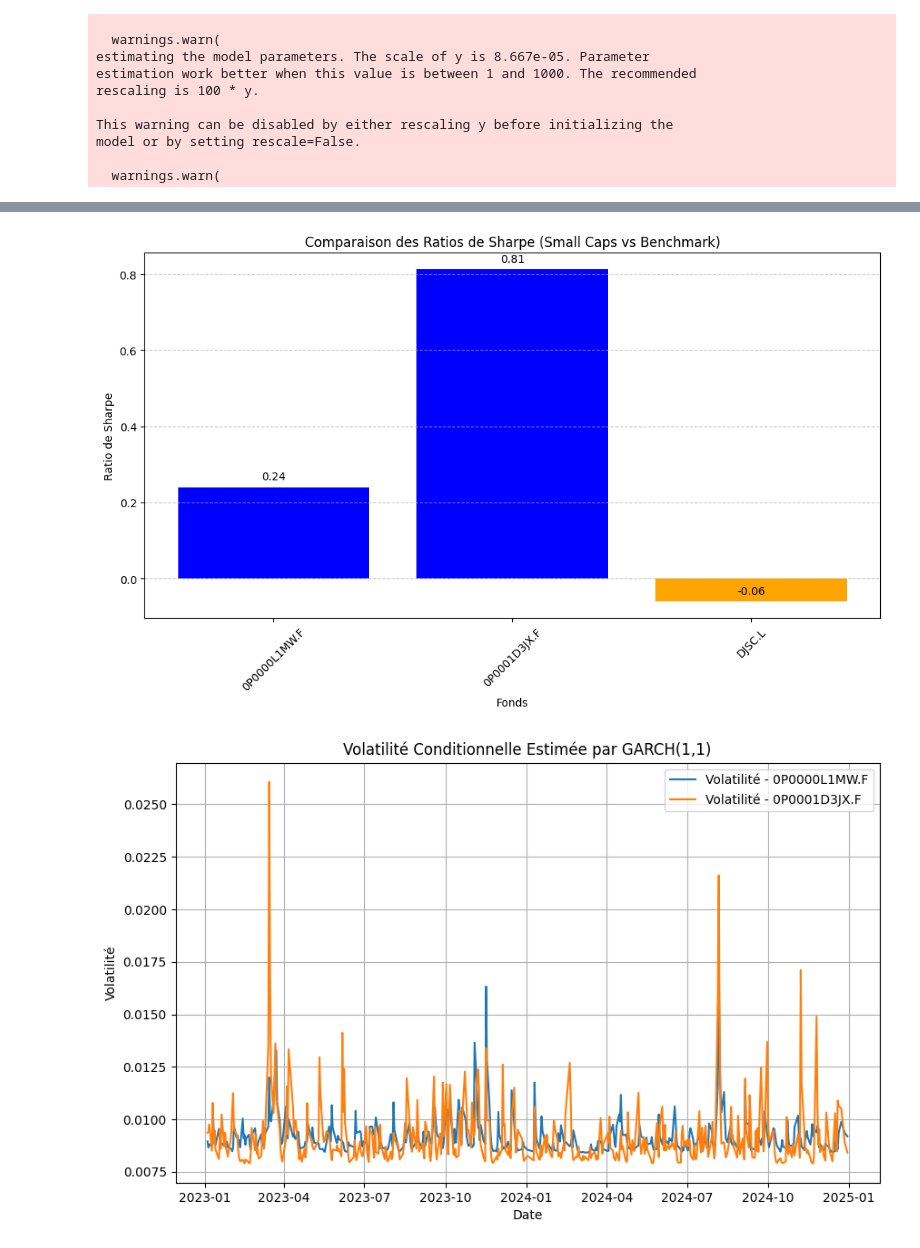
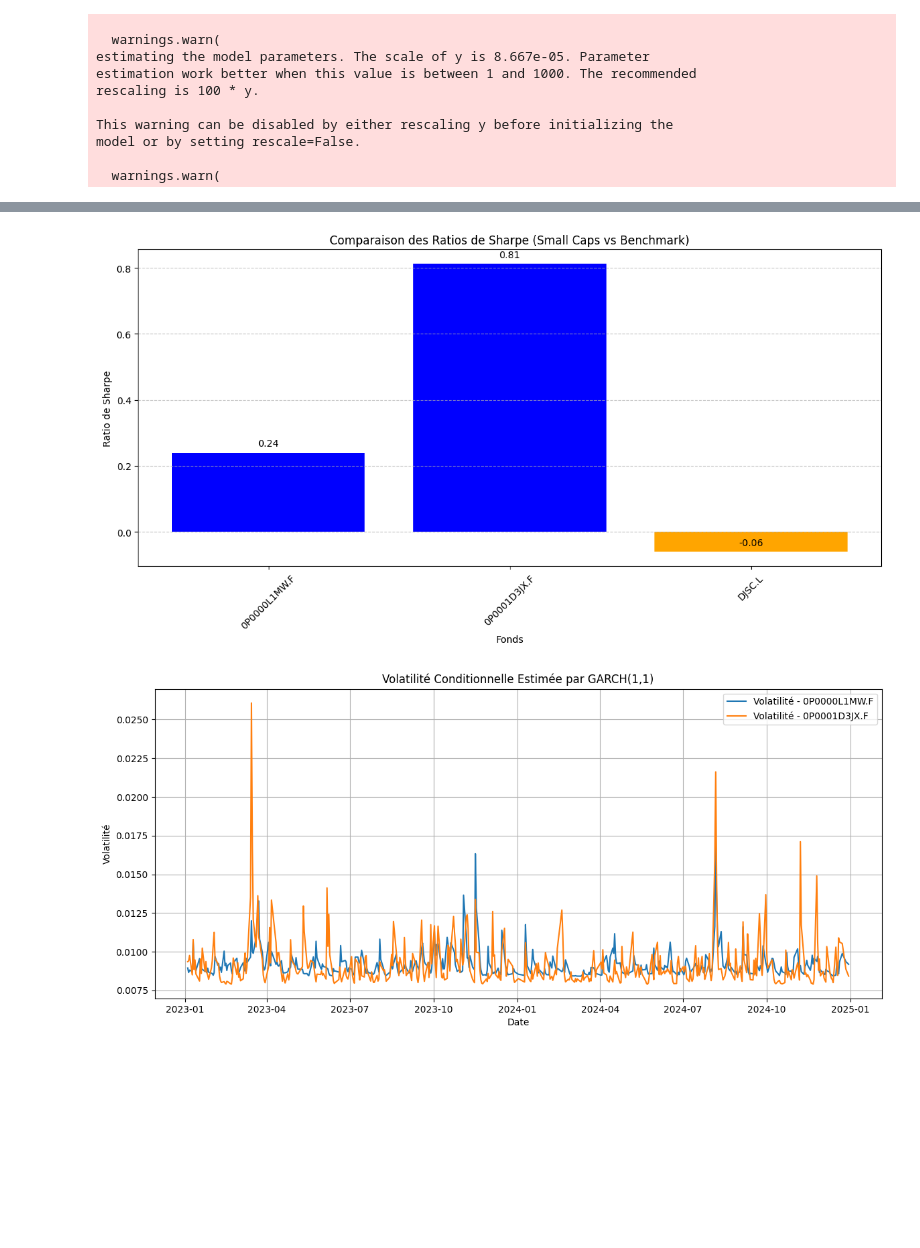
Before and after one commit to Samy-OUABID/IAE-METZ-Samy-Yassin, a Jupyter notebook: Examen_modélisation.ipynb, the cells around one changed output, grey strips where cells are left out. Drawn from its saved outputs; the diff is of its cells as text; code cells hidden in the pictures; blank space fills up the shorter version.

```diff
--- a/Examen_modélisation.ipynb
+++ b/Examen_modélisation.ipynb
@@ -223,24 +250,24 @@ plt.show()
 # %%
-# ---- Visualisation des Ratios de Sharpe ----
-plt.figure(figsize=(12, 6))
+#visualisation des ratios de sharpe
+plt.figure(figsize=(14, 6))
 sharpe_df = pd.DataFrame({
     'Fonds': funds_Small_FRA + funds_Small_LUX + [benchmark],
     'Sharpe Ratio': [sharpe_ratio[fund] for fund in funds_Small_FRA + funds_Small_LUX + [benchmark]]
 })
 plt.bar(sharpe_df['Fonds'], sharpe_df['Sharpe Ratio'], color=['blue'] * len(funds_Small_FRA + funds_Small_LUX) + ['orange'])
 plt.title("Comparaison des Ratios de Sharpe (Small Caps vs Benchmark)")
 plt.ylabel("Ratio de Sharpe")
 plt.xlabel("Fonds")
 plt.xticks(rotation=45)
 plt.grid(axis='y', linestyle='--', alpha=0.7)
 for index, value in enumerate(sharpe_df['Sharpe Ratio']):
     plt.text(index, value + 0.02, f"{value:.2f}", ha='center', fontsize=10)
 plt.show()
 # %% [output]
-[figure, old version]
+[figure, new version]
 # %%
-# ---- Visualisation de la Volatilité Conditionnelle ----
-plt.figure(figsize=(10, 6))
+#visualisation de la volatilité conditionnelle
+plt.figure(figsize=(14, 6))
 for fund in funds_Small_FRA + funds_Small_LUX:
     plt.plot(garch_results[fund].conditional_volatility, label=f"Volatilité - {fund}")
 plt.title("Volatilité Conditionnelle Estimée par GARCH(1,1)")
@@ -250,4 +277,4 @@ plt.legend()
 plt.grid(True)
 plt.show()
 # %% [output]
-[figure, old version]
+[figure, new version]
```
Also changed, not shown: parts of 19 cells of this notebook.
